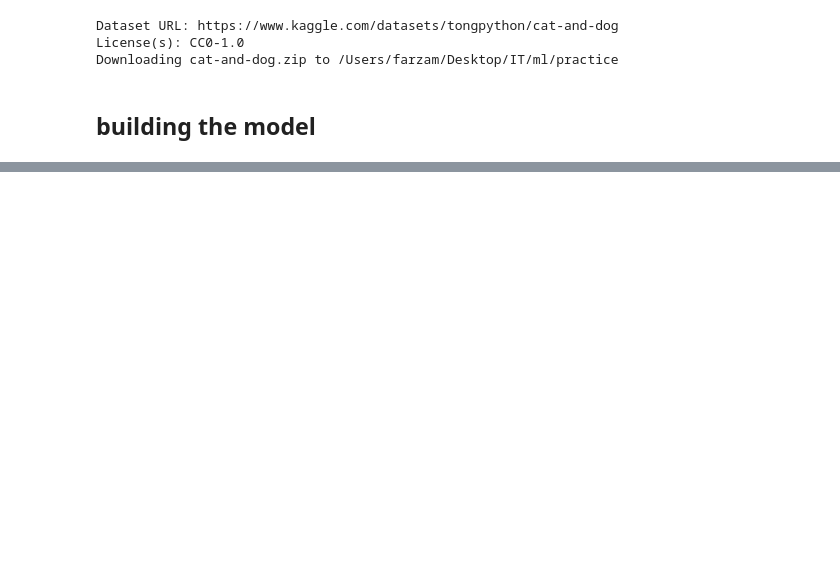
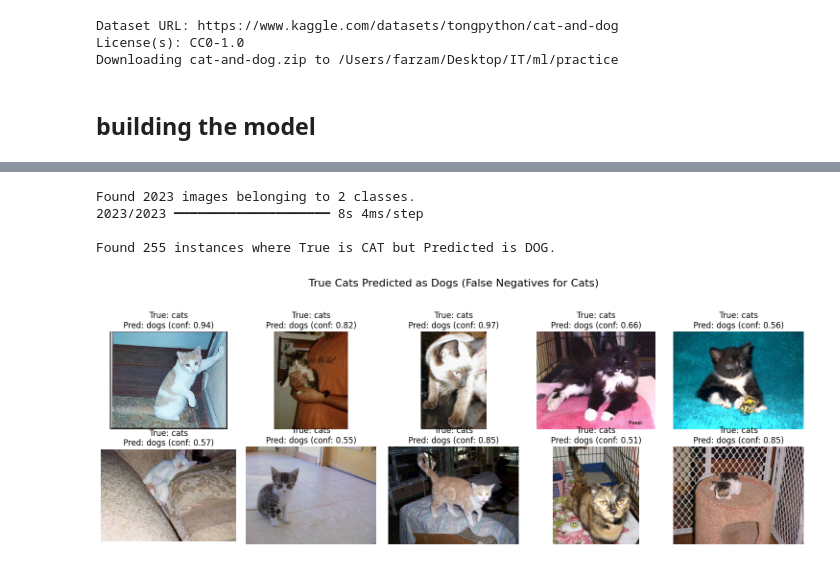
Before and after one commit to farzamasadian/udemy-ml-practice, a Jupyter notebook: cnn_binary_classification.ipynb, the cells around one changed output, grey strips where cells are left out. Cells and saved outputs as stored; diff of their text form; code cells hidden in the pictures; blank space fills up the shorter version.

```diff
--- a/cnn_binary_classification.ipynb
+++ b/cnn_binary_classification.ipynb
@@ -62,0 +640,75 @@ Downloading cat-and-dog.zip to /Users/farzam/Desktop/IT/ml/practice
+# %%
+import numpy as np
+import matplotlib.pyplot as plt
+import os
+from tensorflow.keras.preprocessing.image import ImageDataGenerator
+
+# Assuming model_1 is already trained and loaded
+# Re-create the generator for analysis to ensure consistency and prevent exhaustion
+test_data_dir = '/Users/farzam/Desktop/IT/ml/practice/test_set/test_set'
+test_datagen = ImageDataGenerator(rescale=1./255)
+
+# IMPORTANT: Ensure the generator is NOT SHUFFLED for this analysis
+# Use batch_size=1 to easily match individual images/labels for analysis
+test_set_m1_for_analysis = test_datagen.flow_from_directory(
+    directory=test_data_dir,
+    target_size=(32,32),
+    classes=['dogs', 'cats'], # Make sure 'dogs' is 0, 'cats' is 1 as per your setup
+    class_mode = 'binary',
+    batch_size = 1,
+    shuffle=False
+)
+
+# Get predictions and true labels
+test_set_m1_for_analysis.reset() # Reset the generator before predicting
+predictions = model_1.predict(test_set_m1_for_analysis, steps=test_set_m1_for_analysis.samples)
+predicted_classes = (predictions > 0.5).astype(int).flatten() # Convert probabilities to 0 or 1
+true_classes = test_set_m1_for_analysis.classes # True labels in order of files processed by generator
+
+# Get filenames in the same order as the generator processed them
+filenames = [test_set_m1_for_analysis.filepaths[i] for i in test_set_m1_for_analysis.index_array]
+
+# Get the mapping from class index to class name
+class_names = {v: k for k, v in test_set_m1_for_analysis.class_indices.items()}
+# This will be {0: 'dogs', 1: 'cats'} if your folders are 'dogs' and 'cats' and they are sorted alphabetically.
+
+# --- Correctly filter for TRUE CATS predicted as DOGS ---
+# True class is 'cat' (which is 1 based on default flow_from_directory alphabetical sorting)
+# Predicted class is 'dog' (which is 0)
+cat_as_dog_indices = np.where((true_classes == 1) & (predicted_classes == 0))[0]
+
+print(f"\nFound {len(cat_as_dog_indices)} instances where True is CAT but Predicted is DOG.")
+
+# Display a few examples of these specific misclassified images
+num_to_display = min(10, len(cat_as_dog_indices)) # Display up to 10, or fewer if not enough errors
+if num_to_display > 0:
+    plt.figure(figsize=(15, (num_to_display + 4) // 5 * 3)) # Dynamic figure height
+    plt.suptitle("True Cats Predicted as Dogs (False Negatives for Cats)", fontsize=16)
+
+    for i, idx in enumerate(cat_as_dog_indices[:num_to_display]):
+        filepath = filenames[idx]
+        true_label = class_names[true_classes[idx]]
+        predicted_label = class_names[predicted_classes[idx]]
+
+        # Confidence of the model's prediction for the *predicted* class
+        # If predicted_classes[idx] is 0 (dog), confidence is 1 - predictions[idx][0]
+        # If predicted_classes[idx] is 1 (cat), confidence is predictions[idx][0]
+        confidence = predictions[idx][0] if predicted_classes[idx] == 1 else (1 - predictions[idx][0])
+
+        # Load and display the image
+        img = plt.imread(filepath)
+
+        plt.subplot((num_to_display + 4) // 5, 5, i + 1) # Dynamically size subplot grid
+        plt.imshow(img)
+        plt.title(f"True: {true_label}\nPred: {predicted_label} (conf: {confidence:.2f})")
+        plt.axis('off')
+    plt.tight_layout(rect=[0, 0.03, 1, 0.95]) # Adjust layout to make space for suptitle
+    plt.show()
+else:
+    print("No 'cat as dog' misclassifications found to display.")
+# %% [output]
+Found 2023 images belonging to 2 classes.
+2023/2023 ━━━━━━━━━━━━━━━━━━━━ 8s 4ms/step
+
+Found 255 instances where True is CAT but Predicted is DOG.
+[figure, added]
```
Also changed, not shown: parts of 29 cells of this notebook.
